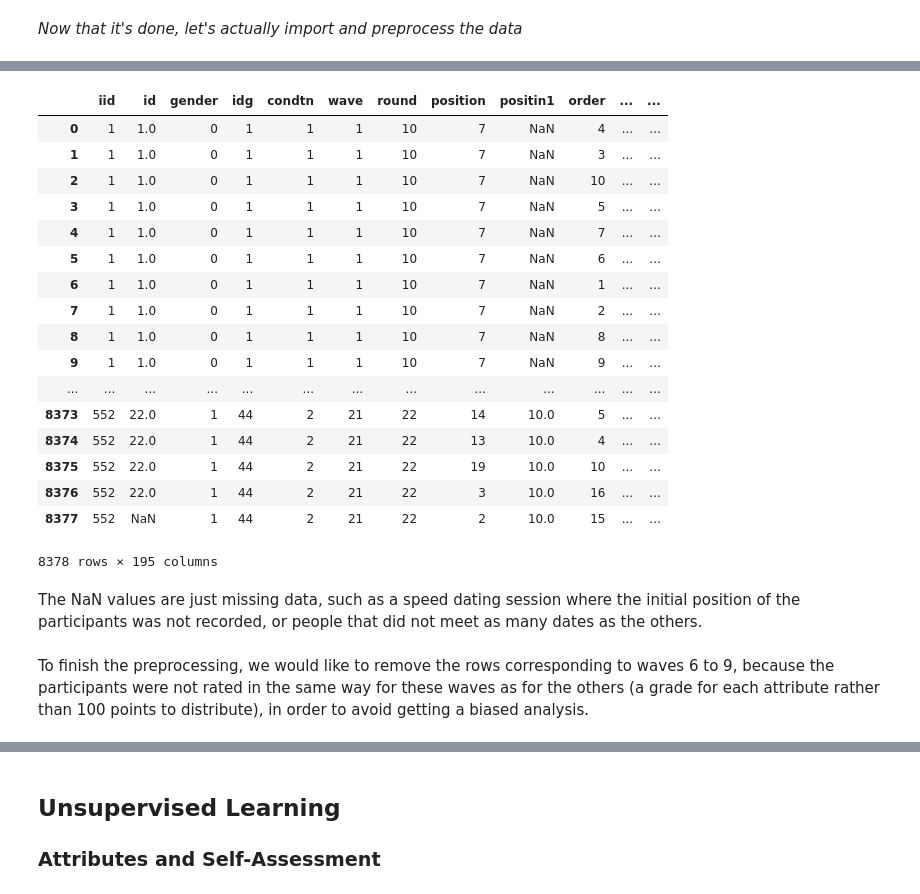
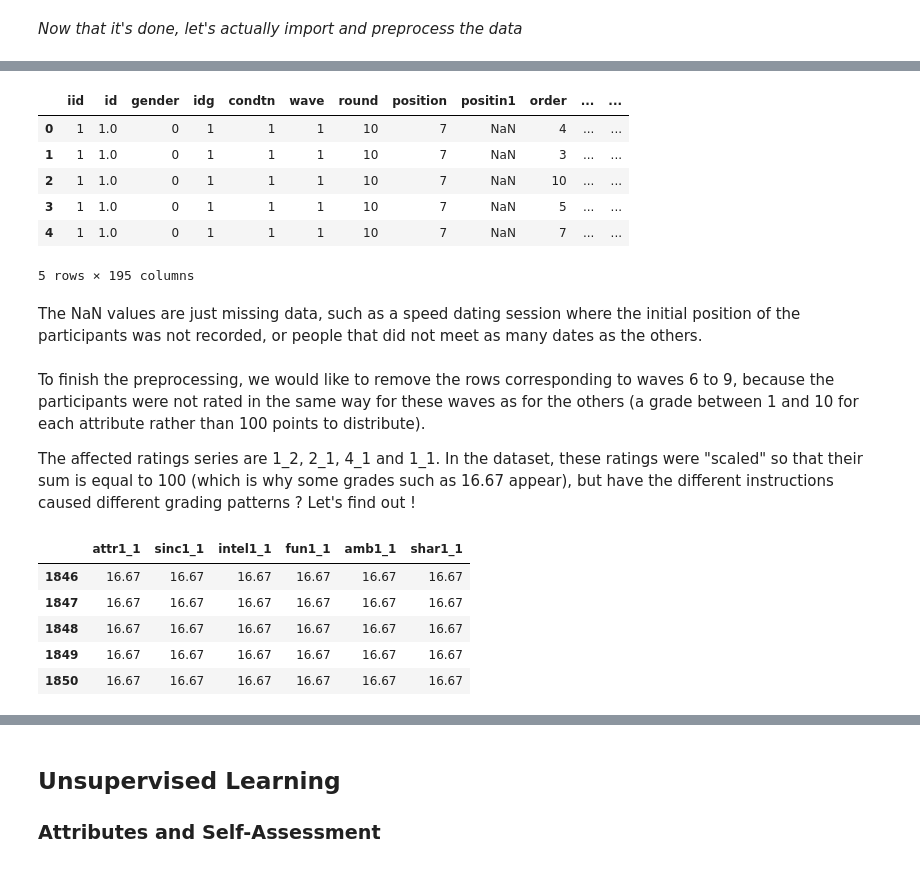
Before and after one commit to alexchouraki/Python-Project, a Jupyter notebook: Python Project.ipynb, the cells around one changed output, grey strips where cells are left out. Drawn from its saved outputs; the diff is of its cells as text; code cells hidden in the pictures.

```diff
--- a/Python Project.ipynb
+++ b/Python Project.ipynb
@@ -61,25 +42,26 @@ Length: 195, dtype: object
 # %%
-sdd
+sdd.head()
 # %% [output]
 |  | iid | id | gender | idg | condtn | wave | round | position | positin1 | order | ... | ... |
 | 0 | 1 | 1.0 | 0 | 1 | 1 | 1 | 10 | 7 | NaN | 4 | ... | ... |
 | 1 | 1 | 1.0 | 0 | 1 | 1 | 1 | 10 | 7 | NaN | 3 | ... | ... |
 | 2 | 1 | 1.0 | 0 | 1 | 1 | 1 | 10 | 7 | NaN | 10 | ... | ... |
 | 3 | 1 | 1.0 | 0 | 1 | 1 | 1 | 10 | 7 | NaN | 5 | ... | ... |
 | 4 | 1 | 1.0 | 0 | 1 | 1 | 1 | 10 | 7 | NaN | 7 | ... | ... |
-| 5 | 1 | 1.0 | 0 | 1 | 1 | 1 | 10 | 7 | NaN | 6 | ... | ... |
-| 6 | 1 | 1.0 | 0 | 1 | 1 | 1 | 10 | 7 | NaN | 1 | ... | ... |
-| 7 | 1 | 1.0 | 0 | 1 | 1 | 1 | 10 | 7 | NaN | 2 | ... | ... |
-| 8 | 1 | 1.0 | 0 | 1 | 1 | 1 | 10 | 7 | NaN | 8 | ... | ... |
-| 9 | 1 | 1.0 | 0 | 1 | 1 | 1 | 10 | 7 | NaN | 9 | ... | ... |
-| ... | ... | ... | ... | ... | ... | ... | ... | ... | ... | ... | ... | ... |
-| 8373 | 552 | 22.0 | 1 | 44 | 2 | 21 | 22 | 14 | 10.0 | 5 | ... | ... |
-| 8374 | 552 | 22.0 | 1 | 44 | 2 | 21 | 22 | 13 | 10.0 | 4 | ... | ... |
-| 8375 | 552 | 22.0 | 1 | 44 | 2 | 21 | 22 | 19 | 10.0 | 10 | ... | ... |
-| 8376 | 552 | 22.0 | 1 | 44 | 2 | 21 | 22 | 3 | 10.0 | 16 | ... | ... |
-| 8377 | 552 | NaN | 1 | 44 | 2 | 21 | 22 | 2 | 10.0 | 15 | ... | ... |
-8378 rows × 195 columns
+5 rows × 195 columns
 # %% [markdown]
 The NaN values are just missing data, such as a speed dating session where the initial position of the participants was not recorded, or people that did not meet as many dates as the others.
 # %% [markdown]
-To finish the preprocessing, we would like to remove the rows corresponding to waves 6 to 9, because the participants were not rated in the same way for these waves as for the others (a grade for each attribute rather than 100 points to distribute), in order to avoid getting a biased analysis.
+To finish the preprocessing, we would like to remove the rows corresponding to waves 6 to 9, because the participants were not rated in the same way for these waves as for the others (a grade between 1 and 10 for each attribute rather than 100 points to distribute).
+
+The affected ratings series are 1_2, 2_1, 4_1 and 1_1. In the dataset, these ratings were "scaled" so that their sum is equal to 100 (which is why some grades such as 16.67 appear), but have the different instructions caused different grading patterns ? Let's find out !
+# %%
+#Here is what we mean when we say that the grades 1-10 have been scaled. Indeed, 16.67*6 = 100
+sdd[['attr1_1', 'sinc1_1', 'intel1_1', 'fun1_1', 'amb1_1', 'shar1_1']].loc[sdd['wave'].isin([6,7,8,9])].head()
+# %% [output]
+|  | attr1_1 | sinc1_1 | intel1_1 | fun1_1 | amb1_1 | shar1_1 |
+| 1846 | 16.67 | 16.67 | 16.67 | 16.67 | 16.67 | 16.67 |
+| 1847 | 16.67 | 16.67 | 16.67 | 16.67 | 16.67 | 16.67 |
+| 1848 | 16.67 | 16.67 | 16.67 | 16.67 | 16.67 | 16.67 |
+| 1849 | 16.67 | 16.67 | 16.67 | 16.67 | 16.67 | 16.67 |
+| 1850 | 16.67 | 16.67 | 16.67 | 16.67 | 16.67 | 16.67 |
```
Also changed, not shown: parts of 11 cells of this notebook.
